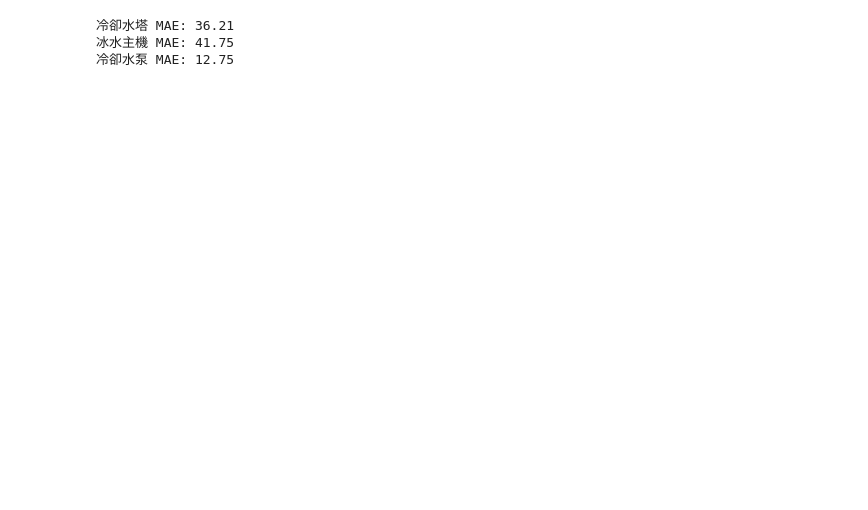
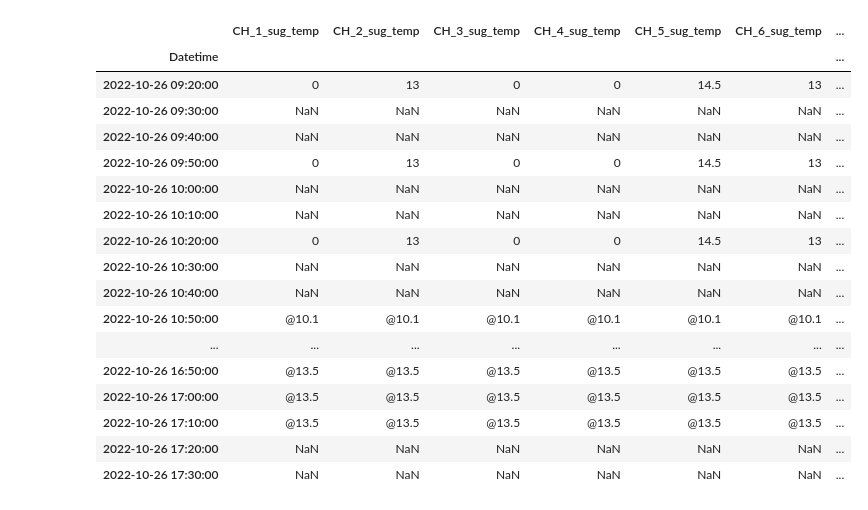
Before and after one commit to sungbohsun/HL_Chiller, a Jupyter notebook: HL_Chiller_14/EDA.ipynb, the cells around one changed output. Drawn from its saved outputs; the diff is of its cells as text; code cells hidden in the pictures; blank space fills up the shorter version.

```diff
--- a/HL_Chiller_14/EDA.ipynb
+++ b/HL_Chiller_14/EDA.ipynb
@@ -5,13 +5,33 @@ import pandas as pd
 from utils.DataProcess import Start
 from utils.ClooingTowerOptimize import CT_opt
 
-opt = CT_opt()
-opt.df = Start('HL_14')
+# opt = CT_opt()
+# opt.df = Start('HL_14')
 
-opt.train()
-with open(os.path.join('model','regr.pkl'), 'wb') as f:
-    pickle.dump(opt, f)
+# opt.train()
+# with open(os.path.join('model','regr.pkl'), 'wb') as f:
+#     pickle.dump(opt, f)
-# %% [output]
-冷卻水塔 MAE: 36.21
-冰水主機 MAE: 41.75
-冷卻水泵 MAE: 12.75
+# %%
+df = pd.read_csv(os.path.join('input','small_df.csv'))
+df1 = df.iloc[-50:]
+df1.index = df1.Datetime
+df1[[f'CH_{c}_sug_temp' for c in range(1,10)]]
+# %% [output]
+|  | CH_1_sug_temp | CH_2_sug_temp | CH_3_sug_temp | CH_4_sug_temp | CH_5_sug_temp | CH_6_sug_temp | ... |
+| Datetime |  |  |  |  |  |  | ... |
+| 2022-10-26 09:20:00 | 0 | 13 | 0 | 0 | 14.5 | 13 | ... |
+| 2022-10-26 09:30:00 | NaN | NaN | NaN | NaN | NaN | NaN | ... |
+| 2022-10-26 09:40:00 | NaN | NaN | NaN | NaN | NaN | NaN | ... |
+| 2022-10-26 09:50:00 | 0 | 13 | 0 | 0 | 14.5 | 13 | ... |
+| 2022-10-26 10:00:00 | NaN | NaN | NaN | NaN | NaN | NaN | ... |
+| 2022-10-26 10:10:00 | NaN | NaN | NaN | NaN | NaN | NaN | ... |
+| 2022-10-26 10:20:00 | 0 | 13 | 0 | 0 | 14.5 | 13 | ... |
+| 2022-10-26 10:30:00 | NaN | NaN | NaN | NaN | NaN | NaN | ... |
+| 2022-10-26 10:40:00 | NaN | NaN | NaN | NaN | NaN | NaN | ... |
+| 2022-10-26 10:50:00 | @10.1 | @10.1 | @10.1 | @10.1 | @10.1 | @10.1 | ... |
+| ... | ... | ... | ... | ... | ... | ... | ... |
+| 2022-10-26 16:50:00 | @13.5 | @13.5 | @13.5 | @13.5 | @13.5 | @13.5 | ... |
+| 2022-10-26 17:00:00 | @13.5 | @13.5 | @13.5 | @13.5 | @13.5 | @13.5 | ... |
+| 2022-10-26 17:10:00 | @13.5 | @13.5 | @13.5 | @13.5 | @13.5 | @13.5 | ... |
+| 2022-10-26 17:20:00 | NaN | NaN | NaN | NaN | NaN | NaN | ... |
+| 2022-10-26 17:30:00 | NaN | NaN | NaN | NaN | NaN | NaN | ... |
```
Also changed, not shown: parts of 18 cells of this notebook, 22 other files.
